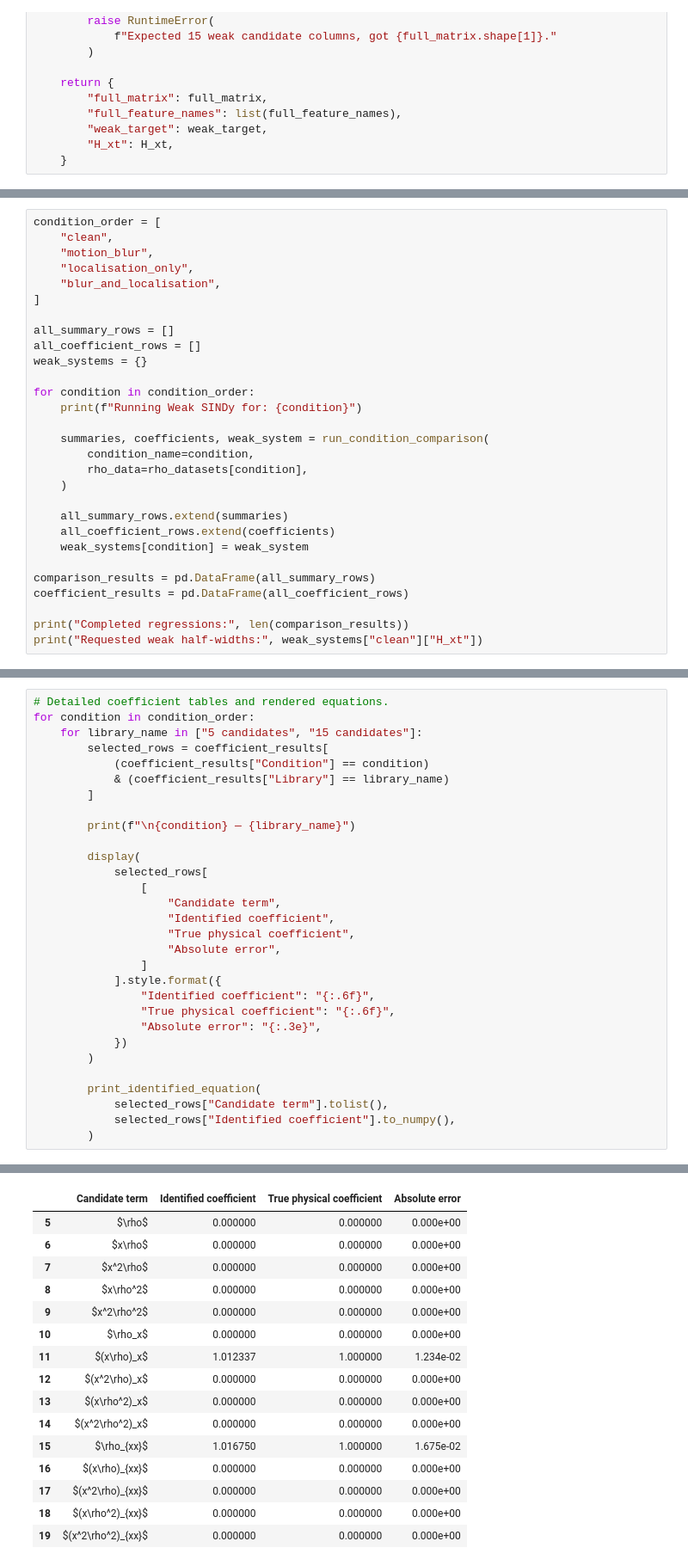
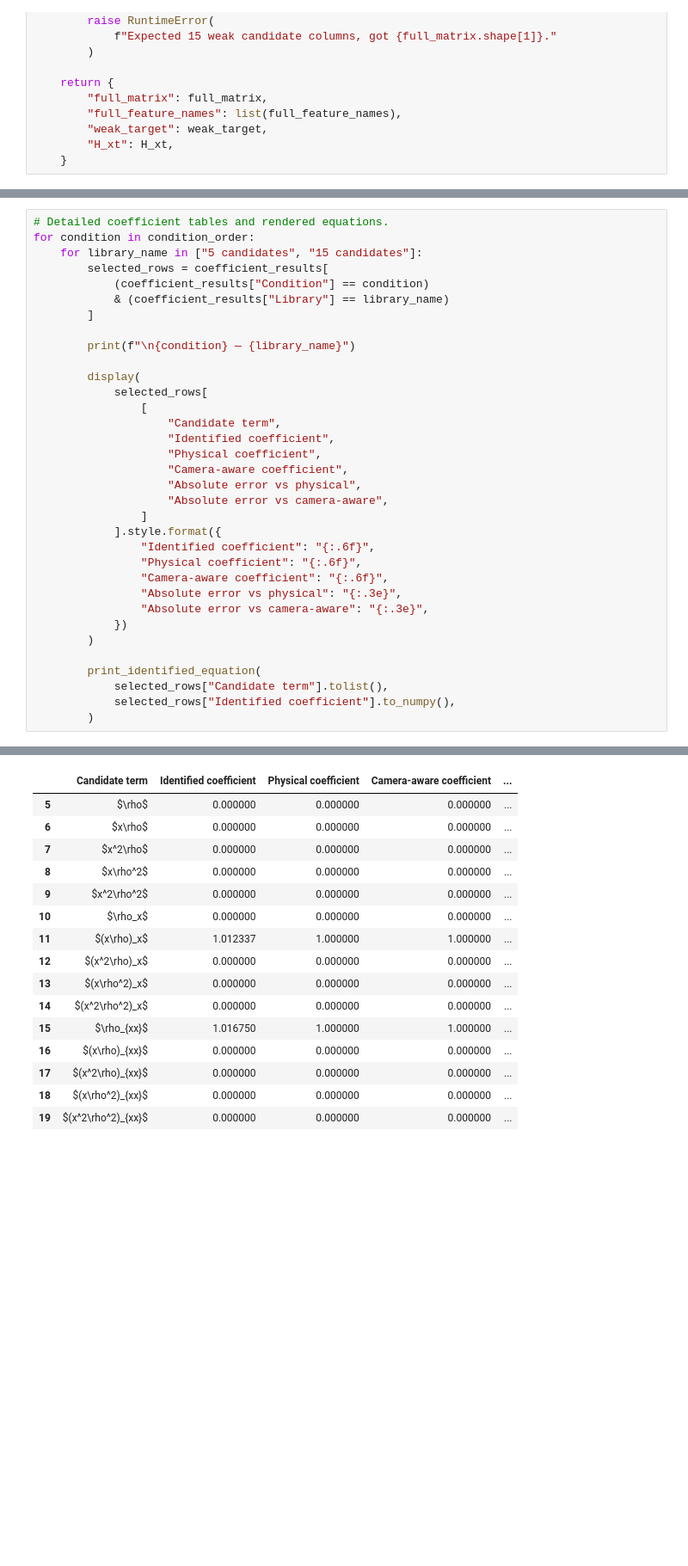
Before and after one commit to Nickkklos/URSS_2026, a Jupyter notebook: week_9_OU_camera_errors.ipynb, the cells around one changed output, grey strips where cells are left out. Shown at 86% size. Saved outputs shown, nothing was run; the diff lists cells and outputs as text; blank space fills up the shorter version.

```diff
--- a/week_9_OU_camera_errors.ipynb
+++ b/week_9_OU_camera_errors.ipynb
@@ -850,32 +976,3 @@ Every condition uses the same:
 - STLSQ threshold and ridge parameter.
 
 Only the camera observation model and the selected candidate columns change.
-# %%
-condition_order = [
-    "clean",
-    "motion_blur",
-    "localisation_only",
-    "blur_and_localisation",
-]
-
-all_summary_rows = []
-all_coefficient_rows = []
-weak_systems = {}
-
-for condition in condition_order:
-    print(f"Running Weak SINDy for: {condition}")
-
-    summaries, coefficients, weak_system = run_condition_comparison(
-        condition_name=condition,
-        rho_data=rho_datasets[condition],
-    )
-
-    all_summary_rows.extend(summaries)
-    all_coefficient_rows.extend(coefficients)
-    weak_systems[condition] = weak_system
-
-comparison_results = pd.DataFrame(all_summary_rows)
-coefficient_results = pd.DataFrame(all_coefficient_rows)
-
-print("Completed regressions:", len(comparison_results))
-print("Requested weak half-widths:", weak_systems["clean"]["H_xt"])
@@ -940,13 +1071,17 @@ for condition in condition_order:
                 [
                     "Candidate term",
                     "Identified coefficient",
-                    "True physical coefficient",
-                    "Absolute error",
+                    "Physical coefficient",
+                    "Camera-aware coefficient",
+                    "Absolute error vs physical",
+                    "Absolute error vs camera-aware",
                 ]
             ].style.format({
                 "Identified coefficient": "{:.6f}",
-                "True physical coefficient": "{:.6f}",
-                "Absolute error": "{:.3e}",
+                "Physical coefficient": "{:.6f}",
+                "Camera-aware coefficient": "{:.6f}",
+                "Absolute error vs physical": "{:.3e}",
+                "Absolute error vs camera-aware": "{:.3e}",
             })
         )
 
@@ -965,20 +1100,20 @@ clean — 5 candidates
 $\displaystyle \rho_t=1.012337\,(x\rho)_x + 1.016750\,\rho_{xx}$
 clean — 15 candidates
-|  | Candidate term | Identified coefficient | True physical coefficient | Absolute error |
-| 5 | $\rho$ | 0.000000 | 0.000000 | 0.000e+00 |
-| 6 | $x\rho$ | 0.000000 | 0.000000 | 0.000e+00 |
-| 7 | $x^2\rho$ | 0.000000 | 0.000000 | 0.000e+00 |
-| 8 | $x\rho^2$ | 0.000000 | 0.000000 | 0.000e+00 |
-| 9 | $x^2\rho^2$ | 0.000000 | 0.000000 | 0.000e+00 |
-| 10 | $\rho_x$ | 0.000000 | 0.000000 | 0.000e+00 |
-| 11 | $(x\rho)_x$ | 1.012337 | 1.000000 | 1.234e-02 |
-| 12 | $(x^2\rho)_x$ | 0.000000 | 0.000000 | 0.000e+00 |
-| 13 | $(x\rho^2)_x$ | 0.000000 | 0.000000 | 0.000e+00 |
-| 14 | $(x^2\rho^2)_x$ | 0.000000 | 0.000000 | 0.000e+00 |
-| 15 | $\rho_{xx}$ | 1.016750 | 1.000000 | 1.675e-02 |
-| 16 | $(x\rho)_{xx}$ | 0.000000 | 0.000000 | 0.000e+00 |
-| 17 | $(x^2\rho)_{xx}$ | 0.000000 | 0.000000 | 0.000e+00 |
-| 18 | $(x\rho^2)_{xx}$ | 0.000000 | 0.000000 | 0.000e+00 |
-| 19 | $(x^2\rho^2)_{xx}$ | 0.000000 | 0.000000 | 0.000e+00 |
+|  | Candidate term | Identified coefficient | Physical coefficient | Camera-aware coefficient | ... |
+| 5 | $\rho$ | 0.000000 | 0.000000 | 0.000000 | ... |
+| 6 | $x\rho$ | 0.000000 | 0.000000 | 0.000000 | ... |
+| 7 | $x^2\rho$ | 0.000000 | 0.000000 | 0.000000 | ... |
+| 8 | $x\rho^2$ | 0.000000 | 0.000000 | 0.000000 | ... |
+| 9 | $x^2\rho^2$ | 0.000000 | 0.000000 | 0.000000 | ... |
+| 10 | $\rho_x$ | 0.000000 | 0.000000 | 0.000000 | ... |
+| 11 | $(x\rho)_x$ | 1.012337 | 1.000000 | 1.000000 | ... |
+| 12 | $(x^2\rho)_x$ | 0.000000 | 0.000000 | 0.000000 | ... |
+| 13 | $(x\rho^2)_x$ | 0.000000 | 0.000000 | 0.000000 | ... |
+| 14 | $(x^2\rho^2)_x$ | 0.000000 | 0.000000 | 0.000000 | ... |
+| 15 | $\rho_{xx}$ | 1.016750 | 1.000000 | 1.000000 | ... |
+| 16 | $(x\rho)_{xx}$ | 0.000000 | 0.000000 | 0.000000 | ... |
+| 17 | $(x^2\rho)_{xx}$ | 0.000000 | 0.000000 | 0.000000 | ... |
+| 18 | $(x\rho^2)_{xx}$ | 0.000000 | 0.000000 | 0.000000 | ... |
+| 19 | $(x^2\rho^2)_{xx}$ | 0.000000 | 0.000000 | 0.000000 | ... |
 $\displaystyle \rho_t=1.012337\,(x\rho)_x + 1.016750\,\rho_{xx}$
 motion_blur — 5 candidates
```
Also changed, not shown: parts of 17 cells of this notebook.
